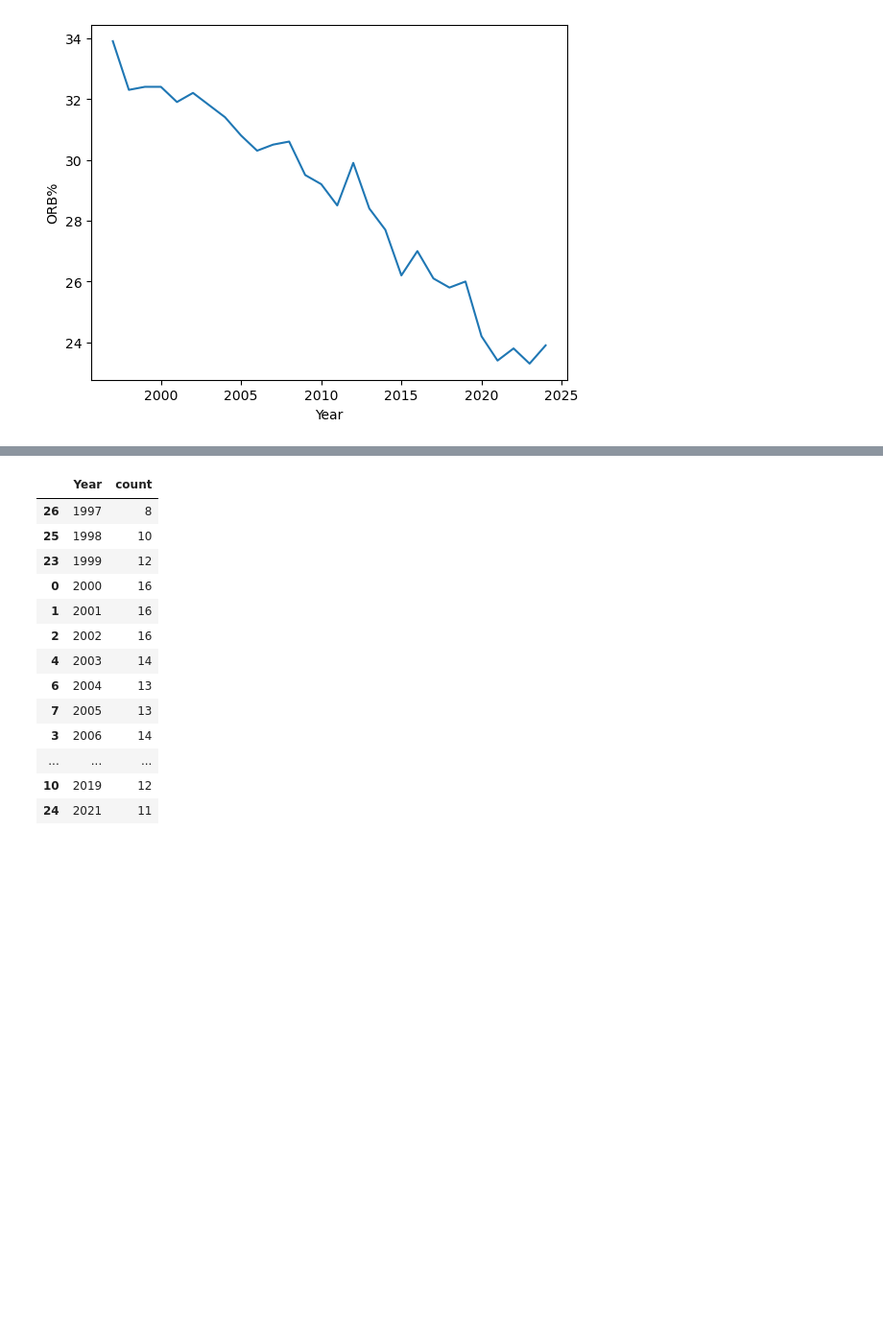
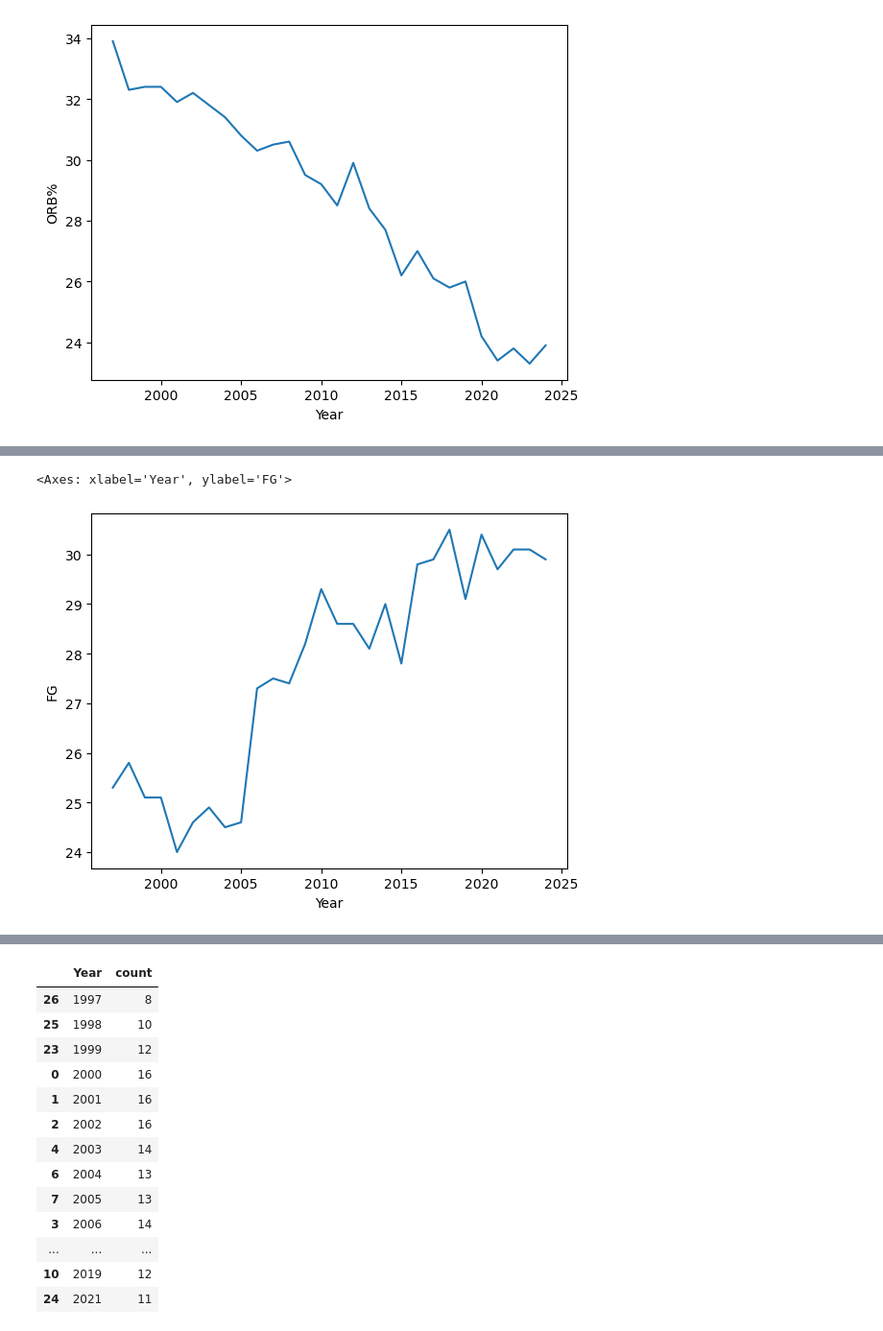
Before and after one commit to tasleem-m/Insight-into-the-WNBA, a Jupyter notebook: notebook/Capstone_copy.ipynb, the cells around one changed output, grey strips where cells are left out. Shown at 96% size. Cells and saved outputs as stored; diff of their text form; code cells hidden in the pictures; blank space fills up the shorter version.

```diff
--- a/notebook/Capstone_copy.ipynb
+++ b/notebook/Capstone_copy.ipynb
@@ -57,6 +33,7 @@ attendance
 # %%
 game_stats = pd.concat([pd.read_csv("../data/"+fp).assign(Year=os.path.basename(fp)) for fp in files_1])
 game_stats['Year'] = game_stats['Year'].str.split('-').str[0].astype(int)
+game_stats['FT%'] = game_stats['FT%'] * 100
 game_stats
 # %% [output]
 |  | Rk | Team | G | MP | FG | FGA | FG% | 3P | 3PA | 3P% | ... | ... |
@@ -251,3 +199,6 @@ sns.lineplot(data = oreb,
 # %% [output]
 <Axes: xlabel='Year', ylabel='ORB%'>
 [figure]
+# %%
+fg = game_stats[['FG', 'Year']][game_stats['Team']=='League Average']
+fg
@@ -253,0 +223,7 @@ sns.lineplot(data = oreb,
+# %%
+sns.lineplot(data = fg,
+           x='Year',
+           y = 'FG')
+# %% [output]
+<Axes: xlabel='Year', ylabel='FG'>
+[figure, added]
```
Also changed, not shown: parts of 17 cells of this notebook.
